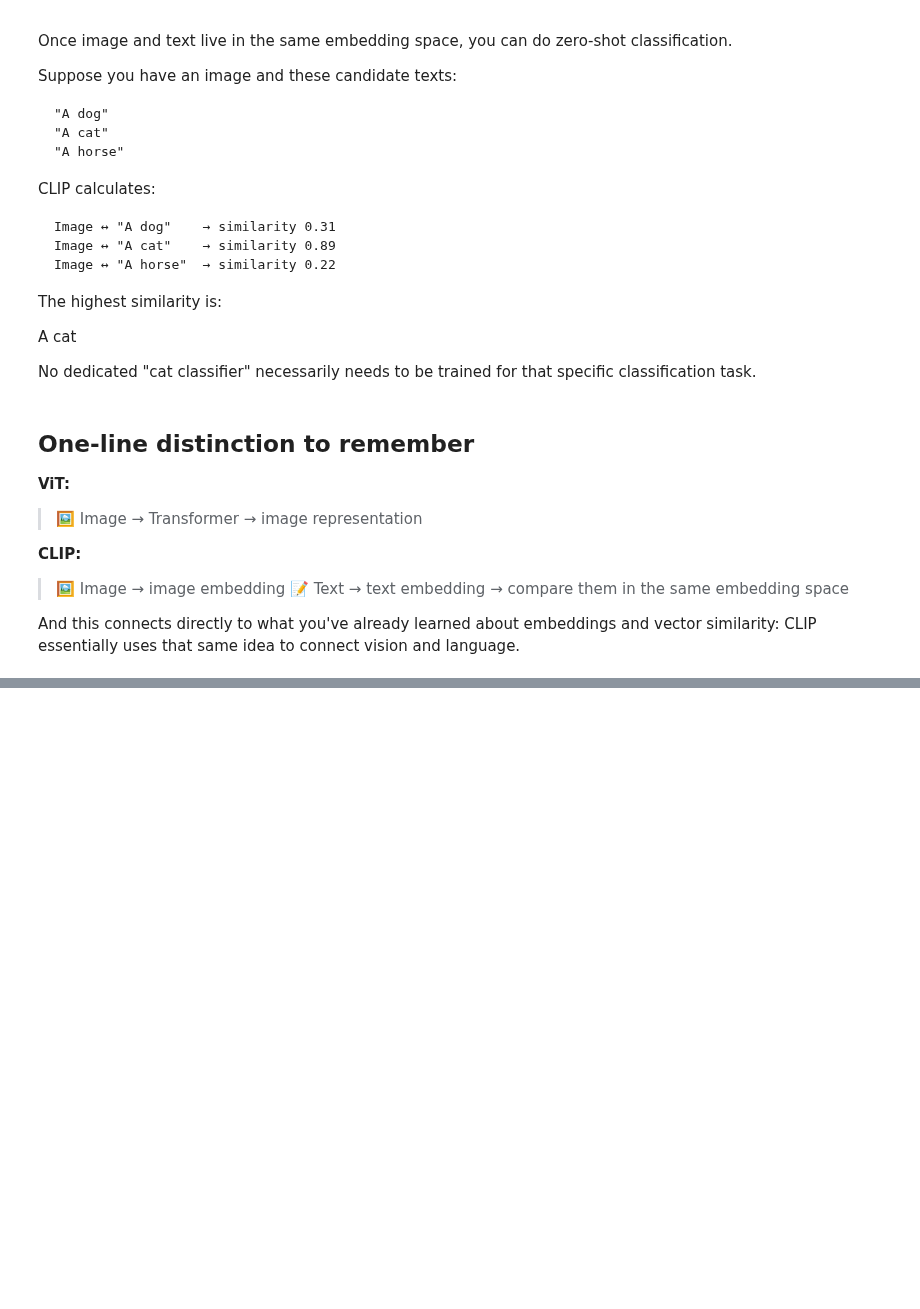
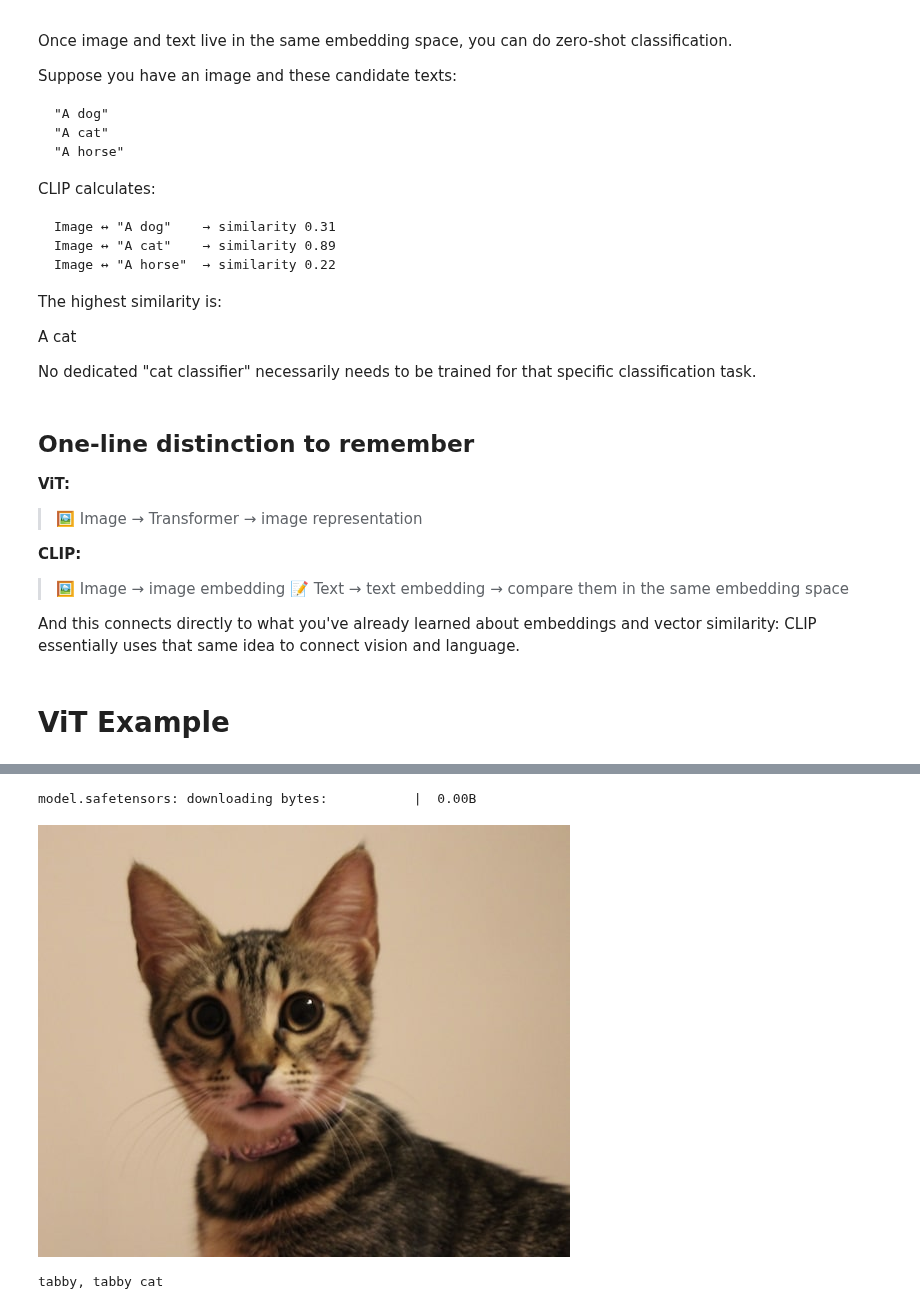
Before and after one commit to rajkgoel/AW-Internet-Sales1, a Jupyter notebook: ViT_&_CLIP.ipynb, the cells around one changed output, grey strips where cells are left out. Saved outputs shown, nothing was run; the diff lists cells and outputs as text; code cells hidden in the pictures; blank space fills up the shorter version.

```diff
--- a/ViT_&_CLIP.ipynb
+++ b/ViT_&_CLIP.ipynb
@@ -317,3 +317,5 @@ One-line distinction to remember
 > → compare them in the same embedding space
 
 And this connects directly to what you've already learned about embeddings and vector similarity: CLIP essentially uses that same idea to connect vision and language.
+# %% [markdown]
+# ViT Example
@@ -319,0 +324,21 @@ And this connects directly to what you've already learned about embeddings and v
+# %%
+from transformers import ViTImageProcessor, ViTForImageClassification
+from PIL import Image
+import requests
+
+# Load pretrained ViT
+processor = ViTImageProcessor.from_pretrained(
+    "google/vit-base-patch16-224"
+)
+
+model = ViTForImageClassification.from_pretrained(
+    "google/vit-base-patch16-224"
+)
+
+# Download an example image
+url = "https://huggingface.co/datasets/huggingface/documentation-images/resolve/main/transformers/tasks/cat.jpg"
+
+image = Image.open(requests.get(url, stream=True).raw)
+
+image
+# %% [output]
@@ -319,0 +349,12 @@ And this connects directly to what you've already learned about embeddings and v
+model.safetensors: downloading bytes:           |  0.00B
+[figure, added]
+# %%
+inputs = processor(images=image, return_tensors="pt")
+
+outputs = model(**inputs)
+
+predicted_class = outputs.logits.argmax(-1).item()
+
+print(model.config.id2label[predicted_class])
+# %% [output]
+tabby, tabby cat
```
Also changed, not shown: parts of 7 cells of this notebook.
